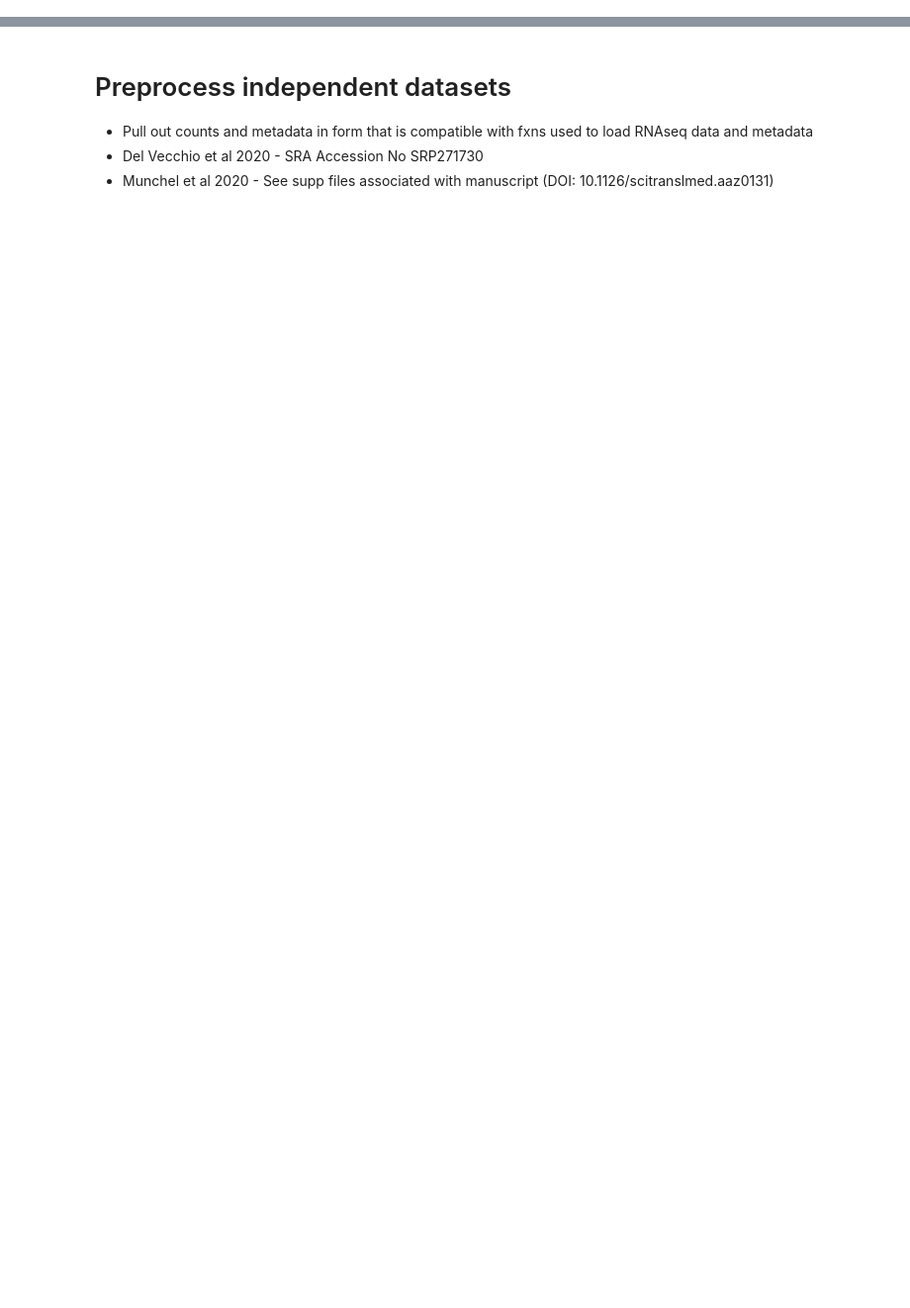
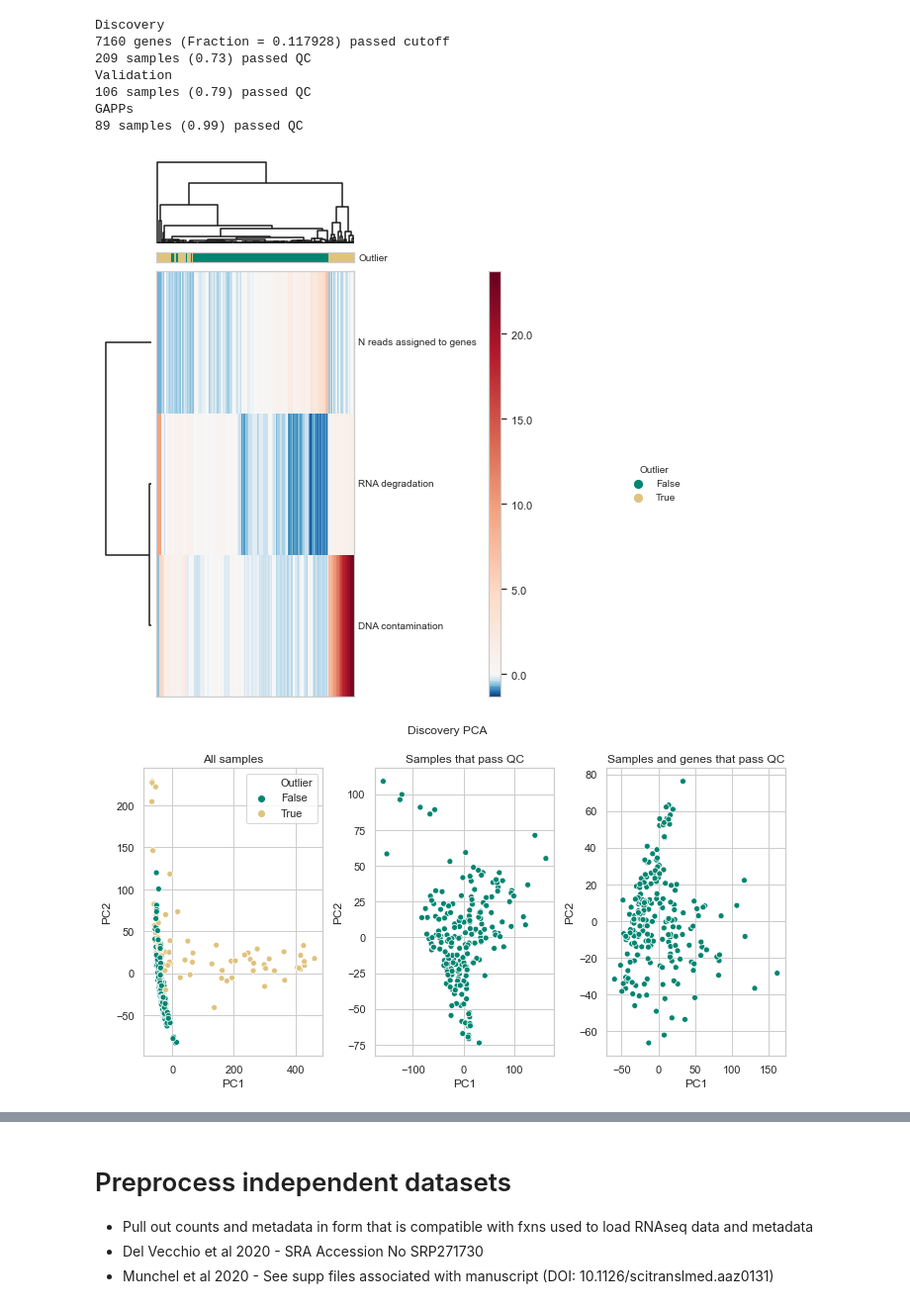
Before and after one commit to miramou/pe_cfrna, a Jupyter notebook: analysis/0_QC.ipynb, the cells around one changed output, grey strips where cells are left out. Shown: that part at 99% size. Drawn from its saved outputs; the diff is of its cells as text; code cells hidden in the pictures; blank space fills up the shorter version.

Commit message:
updated with new GAPPs data

```diff
--- a/analysis/0_QC.ipynb
+++ b/analysis/0_QC.ipynb
@@ -54,16 +53,0 @@ validation_data  = {'rt-qpcr': rt_qpcr_data(plate_paths_dict = qpcr_cntrl_run,
-# %%
-#Discovery QC
-os.system('python util/id_outliers.py "../../data/qc_data/discovery_ribo_frac.txt" "../../data/qc_data/discovery_deg_3prime_bias_frac_1.txt" "../../data/qc_data/discovery_intron_exon_ratios.txt" \
-          "out/discovery_qc/" --cutoffs_file "util/outlier_cutoffs_percentile95.txt"')
-
-discovery_data['qc'] = read_qc_data("out/discovery_qc/outlier_data.txt")
-# %%
-#Validation QC
-validation_data['qc'] = pd.DataFrame(columns = ['Outlier'], index = validation_data['sample_meta'].index, dtype = bool)
-validation_data['qc'].loc[:, 'Outlier'] = True
-
-validation_data['rt-qpcr'].filter_qPCR() #Note that we expect gDNA to not be detected so 40% below isnt bad since it includes gDNA QC
-samples_pass_rtqpcr_qc = validation_data['rt-qpcr'].qPCR.index.drop_duplicates().get_level_values('sample')
-validation_data['qc'].loc[samples_pass_rtqpcr_qc.intersection(validation_data['qc'].index), 'Outlier'] = False
-
-print('gDNA detected in %d samples' % (validation_data['rt-qpcr'].qPCR.index.get_level_values('gene_target') == 'gDNA').sum())
@@ -72,0 +63,41 @@ gDNA detected in 0 samples
+# %%
+qc_out = {}
+cohort_stats = {}
+for dataset, data_tuple in {'Discovery' : ('RNAseq', discovery_data, "out/qc/discovery/"),
+                           'Validation' : ('RNAseq', validation_data, "out/qc/validation/"),
+                           'GAPPs' : ('RNAseq', gapps_data, "out/qc/gapps/")}.items():
+
+    data_type, data, plot_save_path = data_tuple
+    frac_samples_exp_cutoff = 0.75
+    qc_out[dataset] = {}
+
+    qc_out[dataset]['samples_passed_qc'] = data['qc'].loc[~(data['qc'].Outlier)].index
+    #Cohort stats, Tuple (Pre, Post)
+    cohort_stats[dataset] = (data['subj_meta'].reset_index().groupby('case').count().iloc[:, 0].to_numpy(), #NP array 0 = NT, 1 = PE
+                             data['sample_meta'].loc[qc_out[dataset]['samples_passed_qc']].join(data['subj_meta'], on = 'subject').drop_duplicates('subject').groupby('case').count().iloc[:, 0].to_numpy())
+
+    #After this point, RNAseq specific QC
+    if data_type != 'RNAseq':
+        continue
+
+    print(dataset)
+    if dataset == 'Discovery':
+        qc_out[dataset]['gene_qc_mask'] = filter_genes_CPMcutoff(data['rnaseq'].CPM.loc[:, qc_out[dataset]['samples_passed_qc']], CPM_cutoff = 0.5, frac_samples_exp = frac_samples_exp_cutoff)
+    else:
+        qc_out[dataset]['gene_qc_mask'] = qc_out['Discovery']['gene_qc_mask'].copy()
+
+    qc_out[dataset]['heatmap'], qc_out[dataset]['pca'] = pca_and_viz_qc(data['qc'], data['rnaseq'].logCPM, qc_out[dataset]['gene_qc_mask'], dataset + " PCA")
+
+    check_make_folder(plot_save_path)
+    save_figure_pdf(qc_out[dataset]['heatmap'], plot_save_path + "heatmap.pdf")
+    save_figure_pdf(qc_out[dataset]['pca'], plot_save_path + "pca.pdf")
+# %% [output]
+Discovery
+7160 genes (Fraction = 0.117928) passed cutoff
+209 samples (0.73) passed QC
+Validation
+106 samples (0.79) passed QC
+GAPPs
+89 samples (0.99) passed QC
+[figure, added]
+[figure, added]
```
Also changed, not shown: parts of 22 cells of this notebook.
